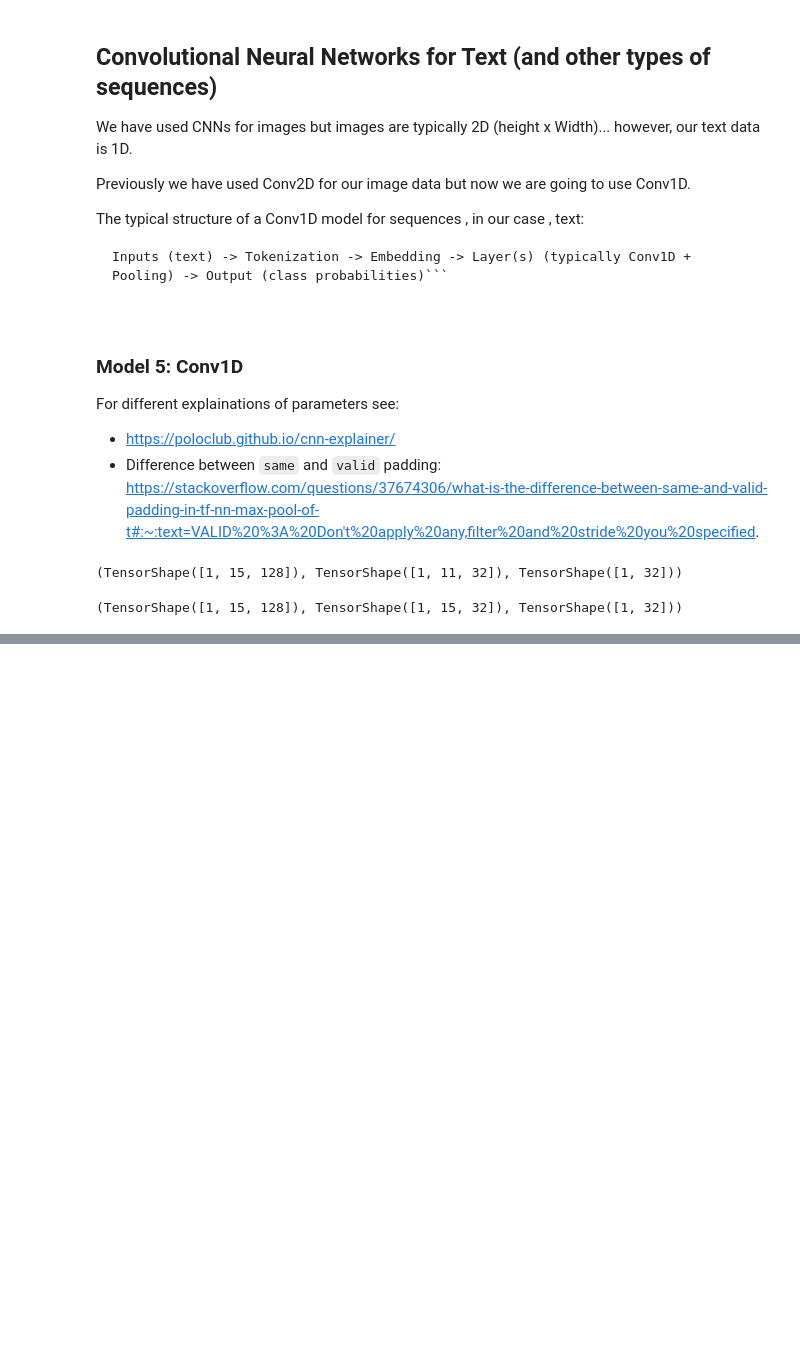
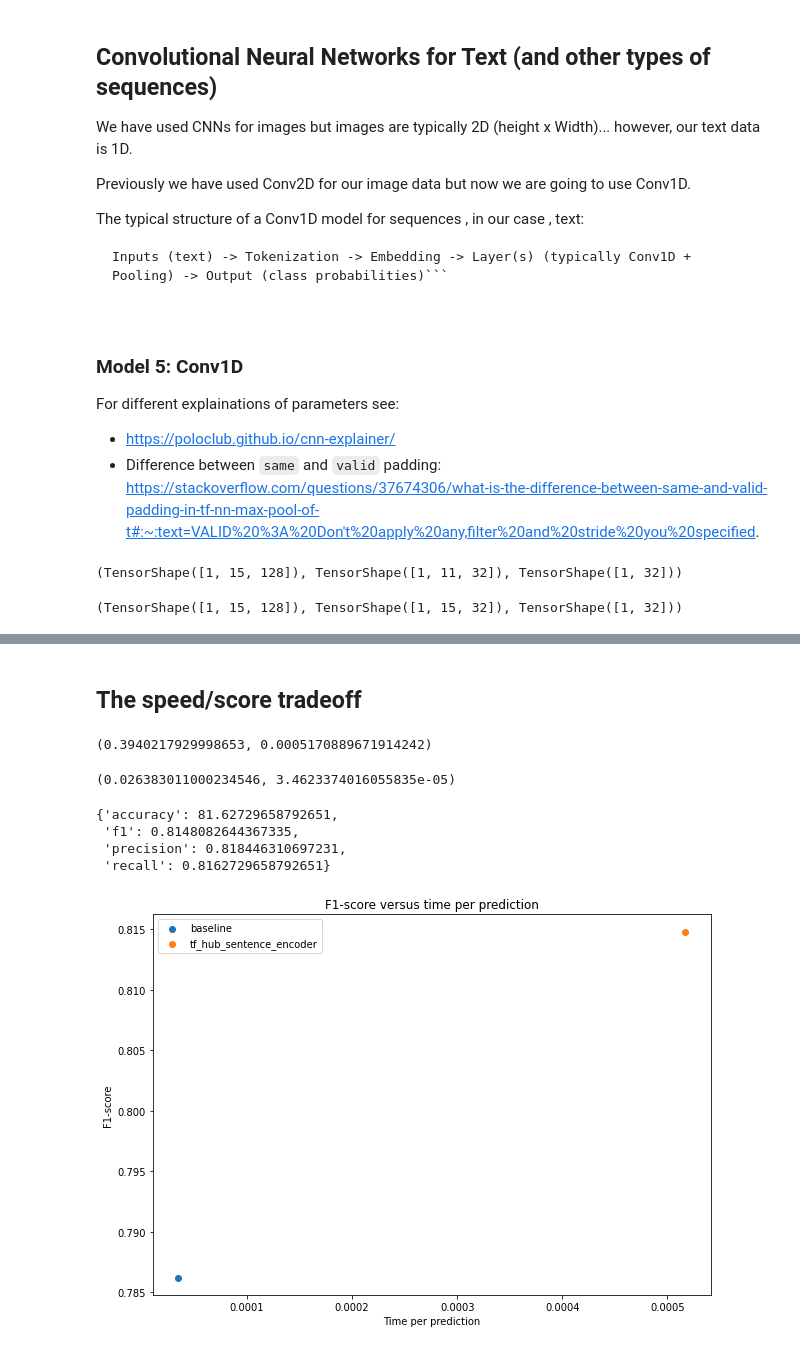
Before and after one commit to vijayraikar1999/Tensorflow-Developer-Certification, a Jupyter notebook: 08_introduction_to_nlp_in_tensorflow.ipynb, the cells around one changed output, grey strips where cells are left out. Drawn from its saved outputs; the diff is of its cells as text; code cells hidden in the pictures; blank space fills up the shorter version.

```diff
--- a/08_introduction_to_nlp_in_tensorflow.ipynb
+++ b/08_introduction_to_nlp_in_tensorflow.ipynb
@@ -1077,0 +1700,5 @@ embedding_test.shape, conv_1d_output.shape, max_pool_output.shape
+# %%
+# Make predictions with the laoded model from GS
+model_6_pretrained_pred_probs = model_6_pretrained.predict(val_sentences)
+model_6_pretrained_preds = tf.squeeze(tf.round(model_6_pretrained_pred_probs))
+model_6_pretrained_preds[:10] # these should be in label format
@@ -1077,0 +1853,50 @@ embedding_test.shape, conv_1d_output.shape, max_pool_output.shape
+# %% [markdown]
+## The speed/score tradeoff
+# %%
+# Let's make a function to measure the time of prediction
+import time
+def pred_timer(model, samples):
+  """
+  Times how long a model takes to make predictions on samples.
+  """
+
+  start_time = time.perf_counter() # get start time
+  model.predict(samples) # make predictions
+  end_time = time.perf_counter() # get finish time
+  total_time = end_time-start_time # calculate how long predictions took to make
+  time_per_pred = total_time/len(samples)
+  return total_time, time_per_pred
+# %%
+# Calculate TF Hub Sentence Encoder time per pred
+model_6_total_pred_time, model_6_time_per_pred = pred_timer(model=model_6_pretrained,
+                                                            samples=val_sentences)
+model_6_total_pred_time, model_6_time_per_pred
+# %% [output]
+(0.3940217929998653, 0.0005170889671914242)
+# %%
+ # Calculate our basline model times per pred
+ baseline_total_pred_time, baseline_time_per_pred = pred_timer(model_0, val_sentences)
+ baseline_total_pred_time, baseline_time_per_pred
+# %% [output]
+(0.026383011000234546, 3.4623374016055835e-05)
+# %%
+model_6_pretrained_results = calculate_results(y_true=val_labels,
+                                               y_pred=model_6_pretrained_preds)
+model_6_pretrained_results
+# %% [output]
+{'accuracy': 81.62729658792651,
+ 'f1': 0.8148082644367335,
+ 'precision': 0.818446310697231,
+ 'recall': 0.8162729658792651}
+# %%
+import matplotlib.pyplot as plt
+
+plt.figure(figsize=(10, 7))
+plt.scatter(baseline_time_per_pred, baseline_results['f1'], label='baseline')
+plt.scatter(model_6_time_per_pred, model_6_pretrained_results['f1'], label='tf_hub_sentence_encoder')
+plt.legend()
+plt.title('F1-score versus time per prediction')
+plt.xlabel('Time per prediction')
+plt.ylabel('F1-score');
+# %% [output]
+[figure, added]
```
Also changed, not shown: parts of 103 cells of this notebook.
